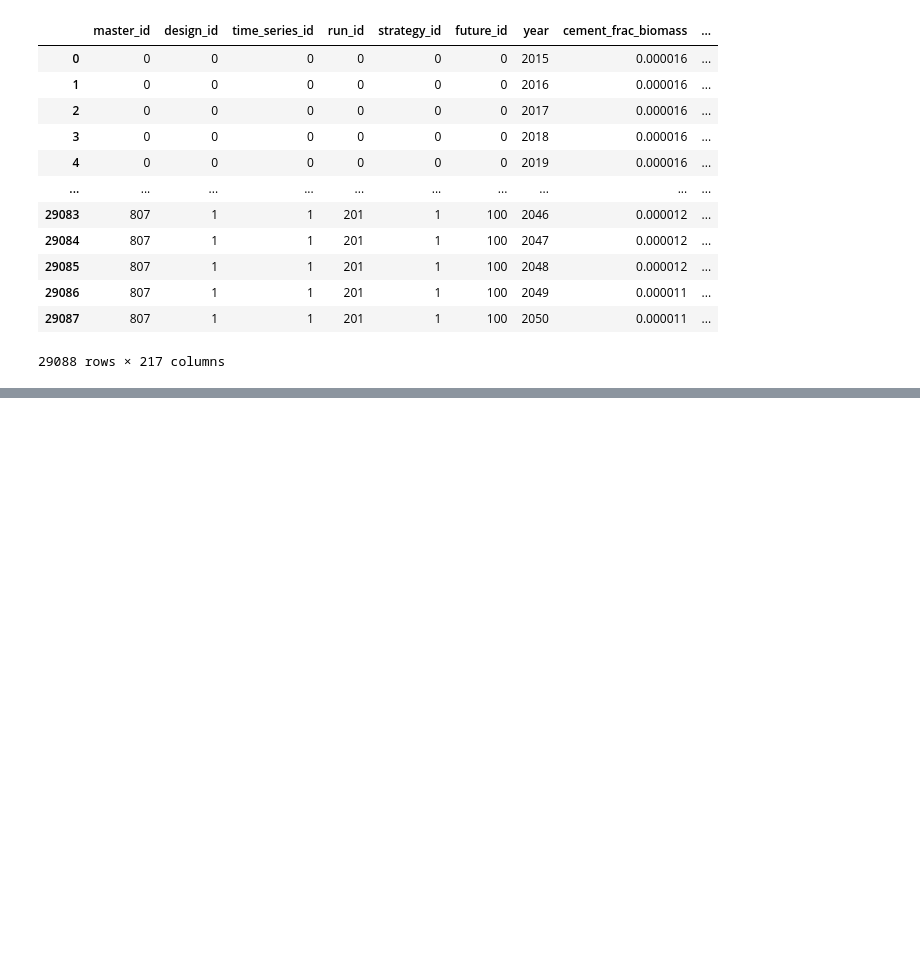
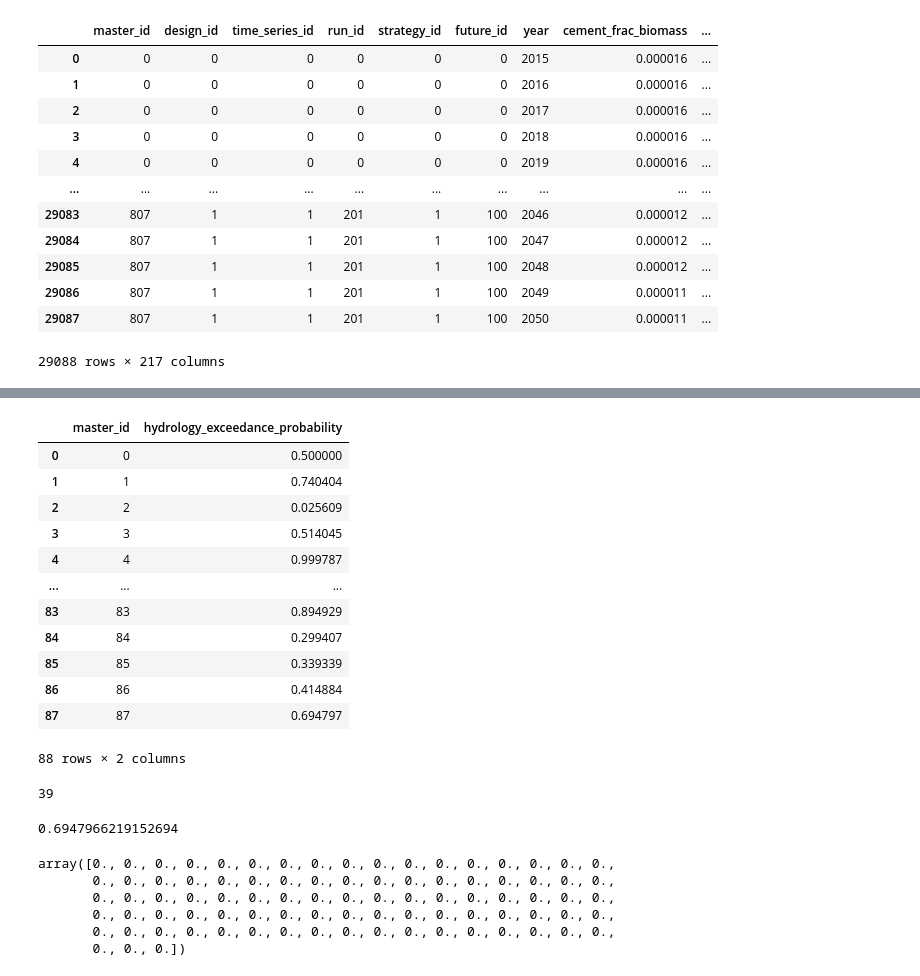
Before and after one commit to emolinaperez/MultiSector_LTS_Chile, a Jupyter notebook: python/integrate_mma_param_ranges.ipynb, the cells around one changed output, grey strips where cells are left out. Cells and saved outputs as stored; diff of their text form; code cells hidden in the pictures; blank space fills up the shorter version.

```diff
--- a/python/integrate_mma_param_ranges.ipynb
+++ b/python/integrate_mma_param_ranges.ipynb
@@ -156,0 +287,38 @@ df_ed
+# %%
+df_ed_hyd = df_ed[df_ed["year"] == 2050][["master_id", "hydrology_exceedance_probability"]].reset_index(drop = True)
+df_ed_hyd
+# %% [output]
+|  | master_id | hydrology_exceedance_probability |
+| 0 | 0 | 0.500000 |
+| 1 | 1 | 0.740404 |
+| 2 | 2 | 0.025609 |
+| 3 | 3 | 0.514045 |
+| 4 | 4 | 0.999787 |
+| ... | ... | ... |
+| 83 | 83 | 0.894929 |
+| 84 | 84 | 0.299407 |
+| 85 | 85 | 0.339339 |
+| 86 | 86 | 0.414884 |
+| 87 | 87 | 0.694797 |
+88 rows × 2 columns
+# %%
+for i in range(len(df_ed_hyd)):
+    prob = float(df_ed_hyd["hydrology_exceedance_probability"].iloc[i])
+    tmp = np.where(df_data_hydro["Probabilidad_Excedencia"] <= prob)
+    #get the associated hydro id
+    hydro_id = int(df_data_hydro["ID_Hidro"].iloc[max(tmp[0])])
+# %% [output]
+39
+# %%
+Escenario_Hidrologico
+# %% [output]
+0.6947966219152694
+# %%
+np.zeros(len(df_ed_hyd))
+# %% [output]
+array([0., 0., 0., 0., 0., 0., 0., 0., 0., 0., 0., 0., 0., 0., 0., 0., 0.,
+       0., 0., 0., 0., 0., 0., 0., 0., 0., 0., 0., 0., 0., 0., 0., 0., 0.,
+       0., 0., 0., 0., 0., 0., 0., 0., 0., 0., 0., 0., 0., 0., 0., 0., 0.,
+       0., 0., 0., 0., 0., 0., 0., 0., 0., 0., 0., 0., 0., 0., 0., 0., 0.,
+       0., 0., 0., 0., 0., 0., 0., 0., 0., 0., 0., 0., 0., 0., 0., 0., 0.,
+       0., 0., 0.])
```
Also changed, not shown: parts of 13 cells of this notebook, 49 other files.
